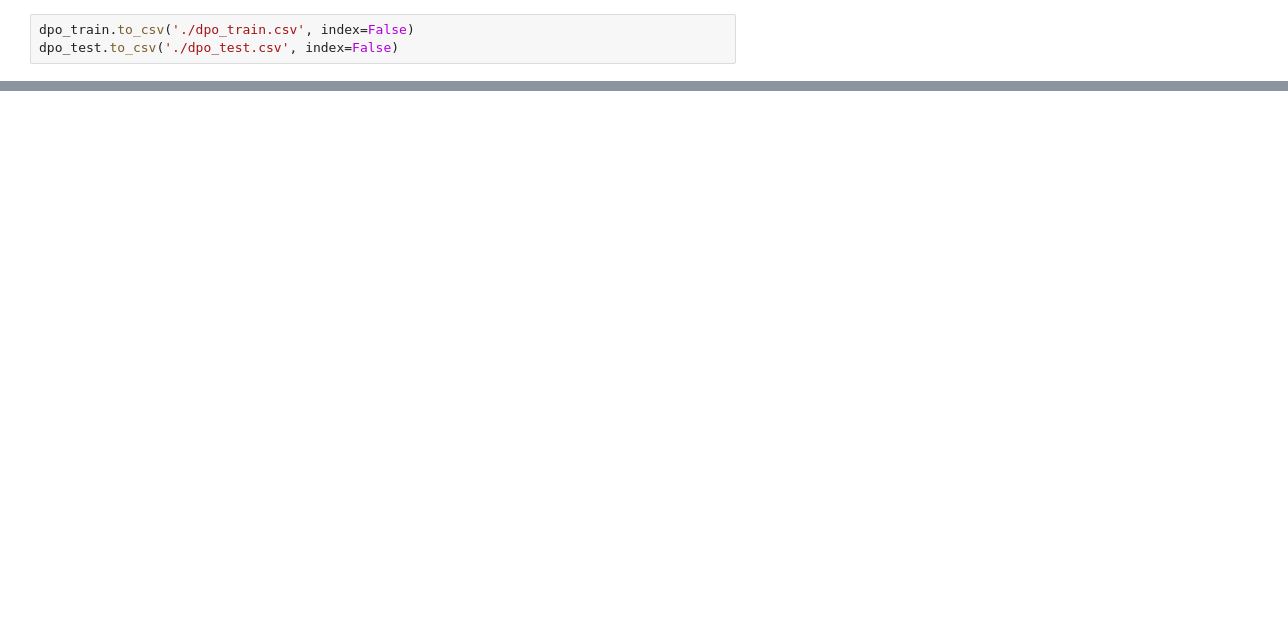
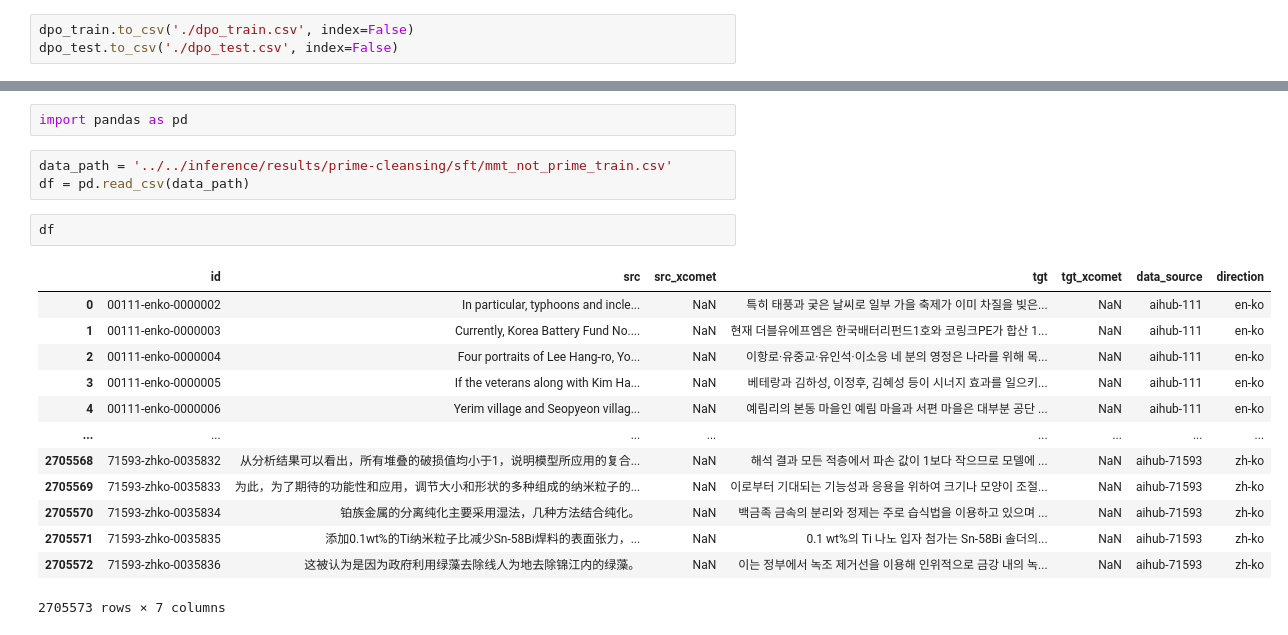
Before and after one commit to TrainToGPB/slm-mmt-exp, a Jupyter notebook: translation_datasets/dpo/gpt_dpo_data_selection.ipynb, the cells around one changed output, grey strips where cells are left out. Cells and saved outputs as stored; diff of their text form; blank space fills up the shorter version.

```diff
--- a/translation_datasets/dpo/gpt_dpo_data_selection.ipynb
+++ b/translation_datasets/dpo/gpt_dpo_data_selection.ipynb
@@ -2019,0 +2071,21 @@ dpo_test.to_csv('./dpo_test.csv', index=False)
+# %%
+import pandas as pd
+# %%
+data_path = '../../inference/results/prime-cleansing/sft/mmt_not_prime_train.csv'
+df = pd.read_csv(data_path)
+# %%
+df
+# %% [output]
+|  | id | src | src_xcomet | tgt | tgt_xcomet | data_source | direction |
+| 0 | 00111-enko-0000002 | In particular, typhoons and incle... | NaN | 특히 태풍과 궂은 날씨로 일부 가을 축제가 이미 차질을 빚은... | NaN | aihub-111 | en-ko |
+| 1 | 00111-enko-0000003 | Currently, Korea Battery Fund No.... | NaN | 현재 더블유에프엠은 한국배터리펀드1호와 코링크PE가 합산 1... | NaN | aihub-111 | en-ko |
+| 2 | 00111-enko-0000004 | Four portraits of Lee Hang-ro, Yo... | NaN | 이항로·유중교·유인석·이소응 네 분의 영정은 나라를 위해 목... | NaN | aihub-111 | en-ko |
+| 3 | 00111-enko-0000005 | If the veterans along with Kim Ha... | NaN | 베테랑과 김하성, 이정후, 김혜성 등이 시너지 효과를 일으키... | NaN | aihub-111 | en-ko |
+| 4 | 00111-enko-0000006 | Yerim village and Seopyeon villag... | NaN | 예림리의 본동 마을인 예림 마을과 서편 마을은 대부분 공단 ... | NaN | aihub-111 | en-ko |
+| ... | ... | ... | ... | ... | ... | ... | ... |
+| 2705568 | 71593-zhko-0035832 | 从分析结果可以看出，所有堆叠的破损值均小于1，说明模型所应用的复合... | NaN | 해석 결과 모든 적층에서 파손 값이 1보다 작으므로 모델에 ... | NaN | aihub-71593 | zh-ko |
+| 2705569 | 71593-zhko-0035833 | 为此，为了期待的功能性和应用，调节大小和形状的多种组成的纳米粒子的... | NaN | 이로부터 기대되는 기능성과 응용을 위하여 크기나 모양이 조절... | NaN | aihub-71593 | zh-ko |
+| 2705570 | 71593-zhko-0035834 | 铂族金属的分离纯化主要采用湿法，几种方法结合纯化。 | NaN | 백금족 금속의 분리와 정제는 주로 습식법을 이용하고 있으며 ... | NaN | aihub-71593 | zh-ko |
+| 2705571 | 71593-zhko-0035835 | 添加0.1wt%的Ti纳米粒子比减少Sn-58Bi焊料的表面张力，... | NaN | 0.1 wt%의 Ti 나노 입자 첨가는 Sn-58Bi 솔더의... | NaN | aihub-71593 | zh-ko |
+| 2705572 | 71593-zhko-0035836 | 这被认为是因为政府利用绿藻去除线人为地去除锦江内的绿藻。 | NaN | 이는 정부에서 녹조 제거선을 이용해 인위적으로 금강 내의 녹... | NaN | aihub-71593 | zh-ko |
+2705573 rows × 7 columns
```
Also changed, not shown: parts of 47 cells of this notebook, 13 other files.
